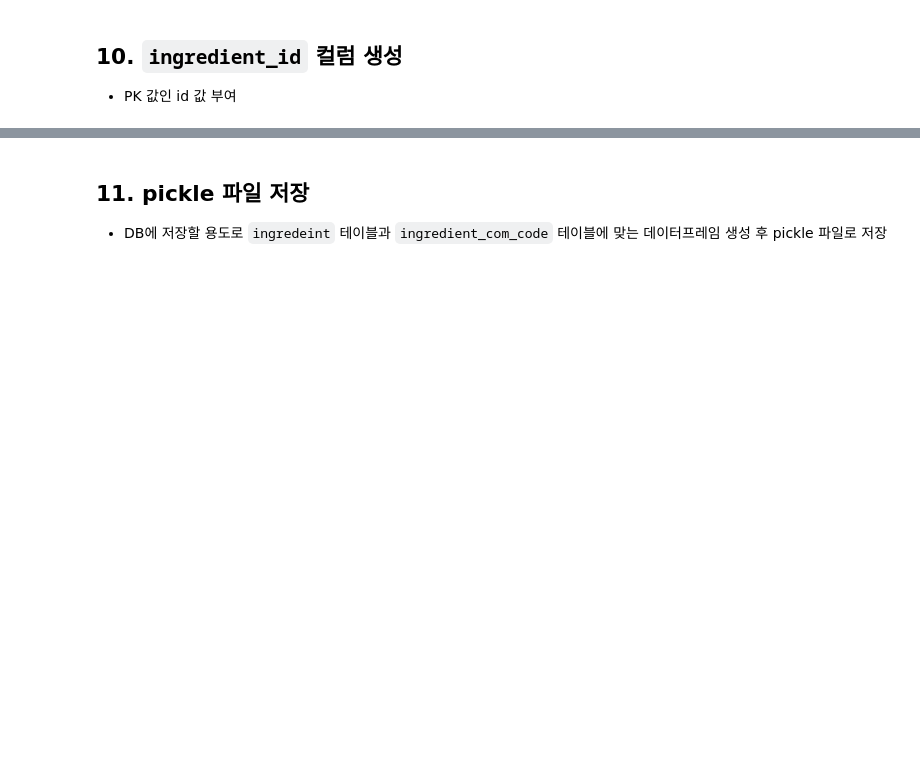
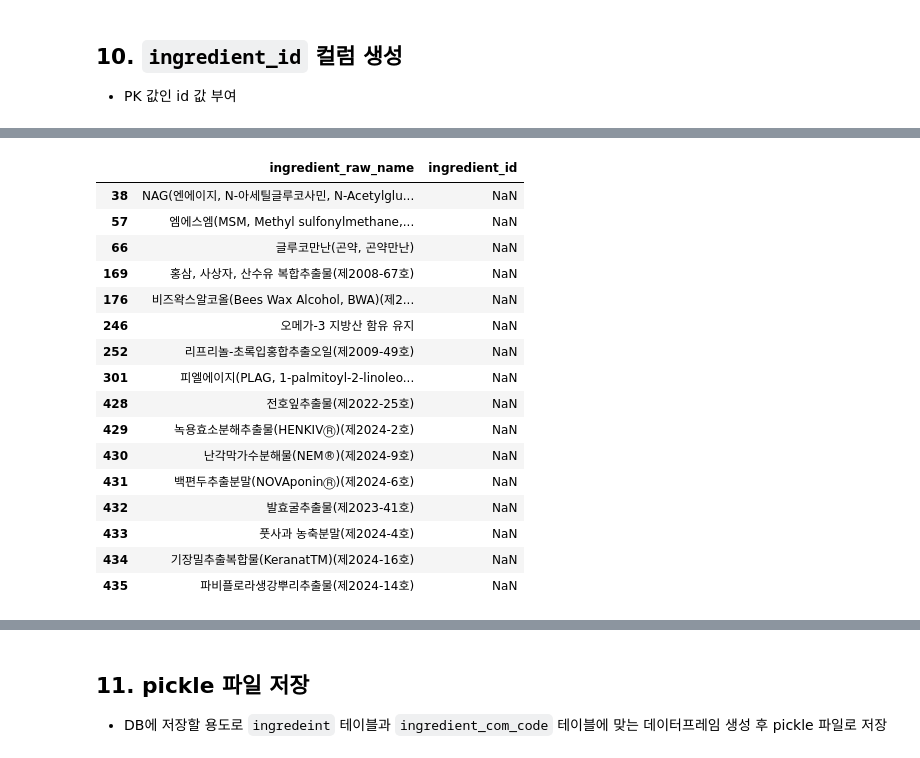
Before and after one commit to metaego/Our-family-pharmacist, a Jupyter notebook: data_processing/ingredient_processing.ipynb, the cells around one changed output, grey strips where cells are left out. Cells and saved outputs as stored; diff of their text form; code cells hidden in the pictures; blank space fills up the shorter version.

```diff
--- a/data_processing/ingredient_processing.ipynb
+++ b/data_processing/ingredient_processing.ipynb
@@ -1939,4 +1945,10 @@ Name: ingredinet_caution_code, Length: 434, dtype: object
 ## 10. `ingredient_id` 컬럼 생성
 - PK 값인 id 값 부여
 # %%
-i_df['ingredient_id'] = [id for id in range(1, 435)]
+# i_df['ingredient_id'] = [id for id in range(1, 435)]
+# %%
+import pickle
+
+# 이전 개발 버전의 ingredient 데이터셋의 name, id 컬럼값 사용해 merge 예정
+with open('C:\\Users\\user\\working\\Our-family-pharmacist\\data\\recom_ingredient_dataset_fin_240515_v3.pkl', 'rb') as f:
+    check_i_df = pickle.load(f)
@@ -1942,0 +1961,3 @@ i_df['ingredient_id'] = [id for id in range(1, 435)]
+# %%
+check_i_df.rename(columns = {'ingredient_name': 'ingredient_raw_name'}, inplace=True)
+check_i_df[['ingredient_raw_name', 'ingredient_type', 'ingredient_id']]
@@ -1942,0 +1987,22 @@ i_df['ingredient_id'] = [id for id in range(1, 435)]
+# %%
+new_i_df = pd.merge(i_df, check_i_df[['ingredient_raw_name', 'ingredient_id']], how='left', on='ingredient_raw_name')
+# new_i_df['ingredient_id'].astype(int64)
+new_i_df.loc[new_i_df['ingredient_id'].isnull(), ['ingredient_raw_name', 'ingredient_id']]
+# %% [output]
+|  | ingredient_raw_name | ingredient_id |
+| 38 | NAG(엔에이지, N-아세틸글루코사민, N-Acetylglu... | NaN |
+| 57 | 엠에스엠(MSM, Methyl sulfonylmethane,... | NaN |
+| 66 | 글루코만난(곤약, 곤약만난) | NaN |
+| 169 | 홍삼, 사상자, 산수유 복합추출물(제2008-67호) | NaN |
+| 176 | 비즈왁스알코올(Bees Wax Alcohol, BWA)(제2... | NaN |
+| 246 | 오메가-3 지방산 함유 유지 | NaN |
+| 252 | 리프리놀-초록입홍합추출오일(제2009-49호) | NaN |
+| 301 | 피엘에이지(PLAG, 1-palmitoyl-2-linoleo... | NaN |
+| 428 | 전호잎추출물(제2022-25호) | NaN |
+| 429 | 녹용효소분해추출물(HENKIVⓇ)(제2024-2호) | NaN |
+| 430 | 난각막가수분해물(NEM®)(제2024-9호) | NaN |
+| 431 | 백편두추출분말(NOVAponinⓇ)(제2024-6호) | NaN |
+| 432 | 발효굴추출물(제2023-41호) | NaN |
+| 433 | 풋사과 농축분말(제2024-4호) | NaN |
+| 434 | 기장밀추출복합물(KeranatTM)(제2024-16호) | NaN |
+| 435 | 파비플로라생강뿌리추출물(제2024-14호) | NaN |
```
Also changed, not shown: parts of 66 cells of this notebook.
